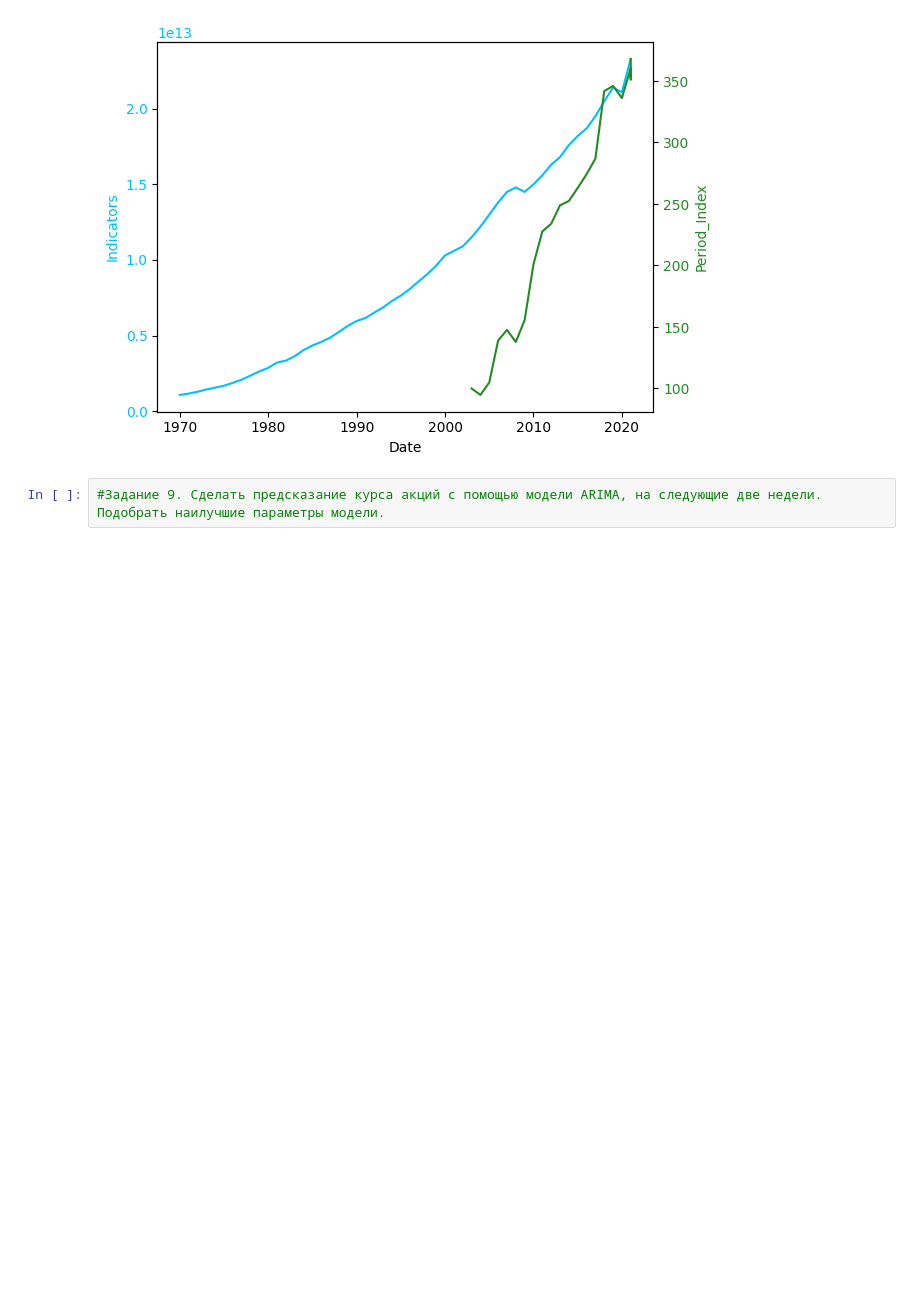
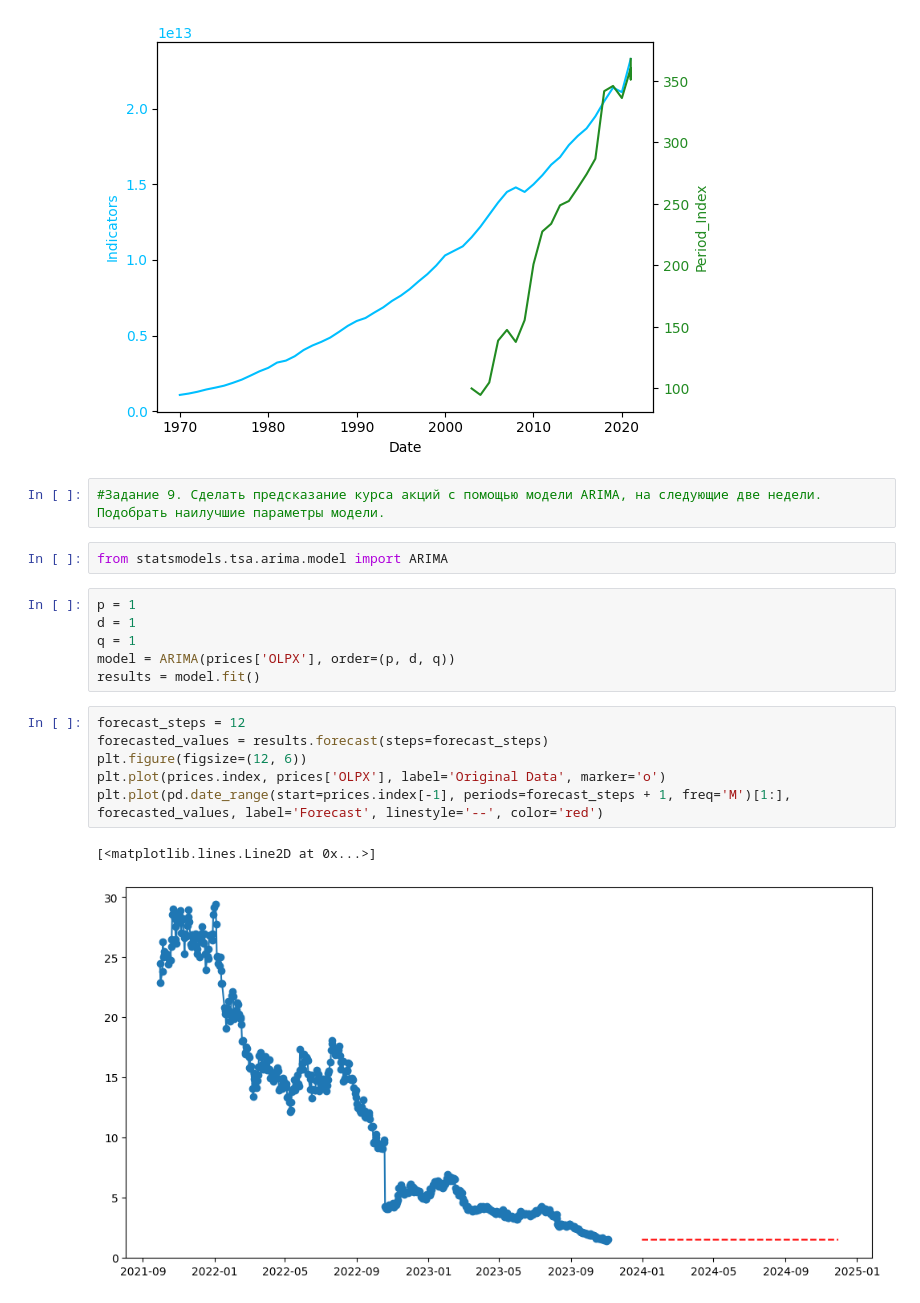
Before and after one commit to maximarbuzov/maxim, a Jupyter notebook: Untitled7.ipynb, the cells around one changed output. Saved outputs shown, nothing was run; the diff lists cells and outputs as text; blank space fills up the shorter version.

```diff
--- a/Untitled7.ipynb
+++ b/Untitled7.ipynb
@@ -1264,3 +1264,20 @@ ax2.tick_params(axis ='y', labelcolor = 'forestgreen')
 [figure]
 # %%
 #Задание 9. Сделать предсказание курса акций с помощью модели ARIMA, на следующие две недели. Подобрать наилучшие параметры модели.
+# %%
+from statsmodels.tsa.arima.model import ARIMA
+# %%
+p = 1
+d = 1
+q = 1
+model = ARIMA(prices['OLPX'], order=(p, d, q))
+results = model.fit()
+# %%
+forecast_steps = 12
+forecasted_values = results.forecast(steps=forecast_steps)
+plt.figure(figsize=(12, 6))
+plt.plot(prices.index, prices['OLPX'], label='Original Data', marker='o')
+plt.plot(pd.date_range(start=prices.index[-1], periods=forecast_steps + 1, freq='M')[1:], forecasted_values, label='Forecast', linestyle='--', color='red')
+# %% [output]
+[<matplotlib.lines.Line2D at 0x...>]
+[figure, added]
```
